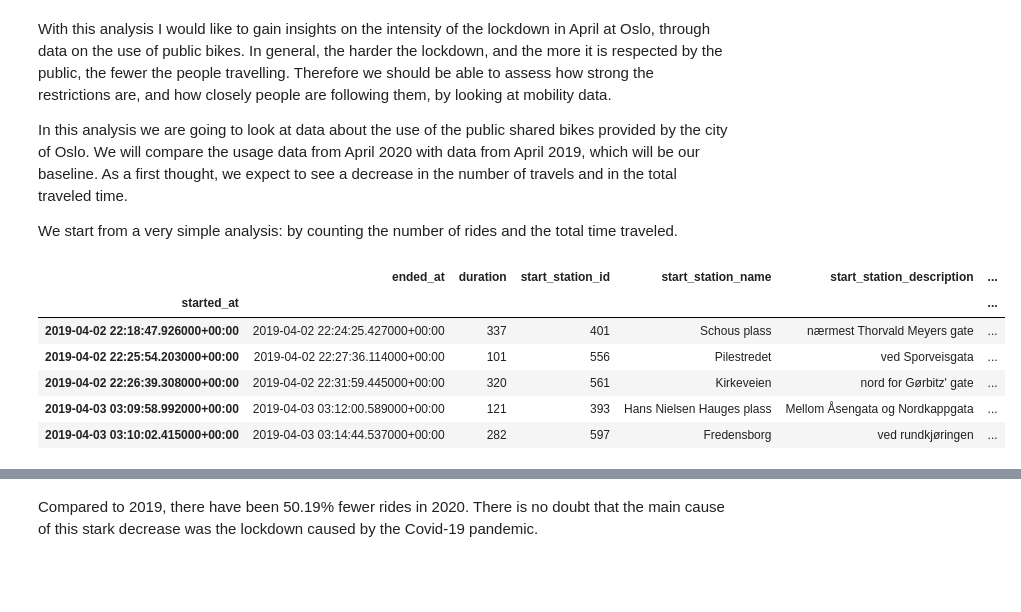
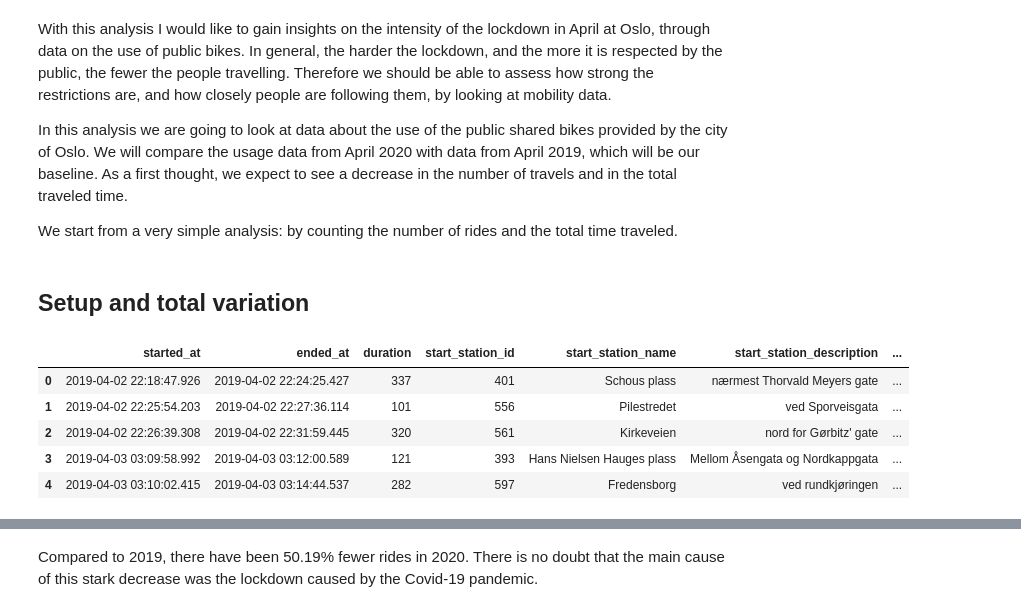
Before and after one commit to Cucni/oslo-bikes-mobility-data, a Jupyter notebook: April.ipynb, the cells around one changed output, grey strips where cells are left out. Saved outputs shown, nothing was run; the diff lists cells and outputs as text; code cells hidden in the pictures; blank space fills up the shorter version.

```diff
--- a/April.ipynb
+++ b/April.ipynb
@@ -6,22 +6,23 @@ With this analysis I would like to gain insights on the intensity of the lockdow
 In this analysis we are going to look at data about the use of the public shared bikes provided by the city of Oslo. We will compare the usage data from April 2020 with data from April 2019, which will be our baseline. As a first thought, we expect to see a decrease in the number of travels and in the total traveled time.
 
 We start from a very simple analysis: by counting the number of rides and the total time traveled.
+# %% [markdown]
+## Setup and total variation
 # %%
 import pandas as pd
 import numpy as np
 import matplotlib.pyplot as plt
 import seaborn as sns
 sns.set_style('darkgrid')
 
-df_19 = pd.read_csv('04-2019.csv',parse_dates=[0,1],index_col='started_at')
-df_20 = pd.read_csv('04-2020.csv',parse_dates=[0,1],index_col='started_at')
+df_19 = pd.read_csv('04-2019.csv',parse_dates=[0,1])
+df_20 = pd.read_csv('04-2020.csv',parse_dates=[0,1])
 df_19.head()
 # %% [output]
-|  | ended_at | duration | start_station_id | start_station_name | start_station_description | ... |
-| started_at |  |  |  |  |  | ... |
-| 2019-04-02 22:18:47.926000+00:00 | 2019-04-02 22:24:25.427000+00:00 | 337 | 401 | Schous plass | nærmest Thorvald Meyers gate | ... |
-| 2019-04-02 22:25:54.203000+00:00 | 2019-04-02 22:27:36.114000+00:00 | 101 | 556 | Pilestredet | ved Sporveisgata | ... |
-| 2019-04-02 22:26:39.308000+00:00 | 2019-04-02 22:31:59.445000+00:00 | 320 | 561 | Kirkeveien | nord for Gørbitz' gate | ... |
-| 2019-04-03 03:09:58.992000+00:00 | 2019-04-03 03:12:00.589000+00:00 | 121 | 393 | Hans Nielsen Hauges plass | Mellom Åsengata og Nordkappgata | ... |
-| 2019-04-03 03:10:02.415000+00:00 | 2019-04-03 03:14:44.537000+00:00 | 282 | 597 | Fredensborg | ved rundkjøringen | ... |
+|  | started_at | ended_at | duration | start_station_id | start_station_name | start_station_description | ... |
+| 0 | 2019-04-02 22:18:47.926 | 2019-04-02 22:24:25.427 | 337 | 401 | Schous plass | nærmest Thorvald Meyers gate | ... |
+| 1 | 2019-04-02 22:25:54.203 | 2019-04-02 22:27:36.114 | 101 | 556 | Pilestredet | ved Sporveisgata | ... |
+| 2 | 2019-04-02 22:26:39.308 | 2019-04-02 22:31:59.445 | 320 | 561 | Kirkeveien | nord for Gørbitz' gate | ... |
+| 3 | 2019-04-03 03:09:58.992 | 2019-04-03 03:12:00.589 | 121 | 393 | Hans Nielsen Hauges plass | Mellom Åsengata og Nordkappgata | ... |
+| 4 | 2019-04-03 03:10:02.415 | 2019-04-03 03:14:44.537 | 282 | 597 | Fredensborg | ved rundkjøringen | ... |
 # %%
```
Also changed, not shown: parts of 42 cells of this notebook.
